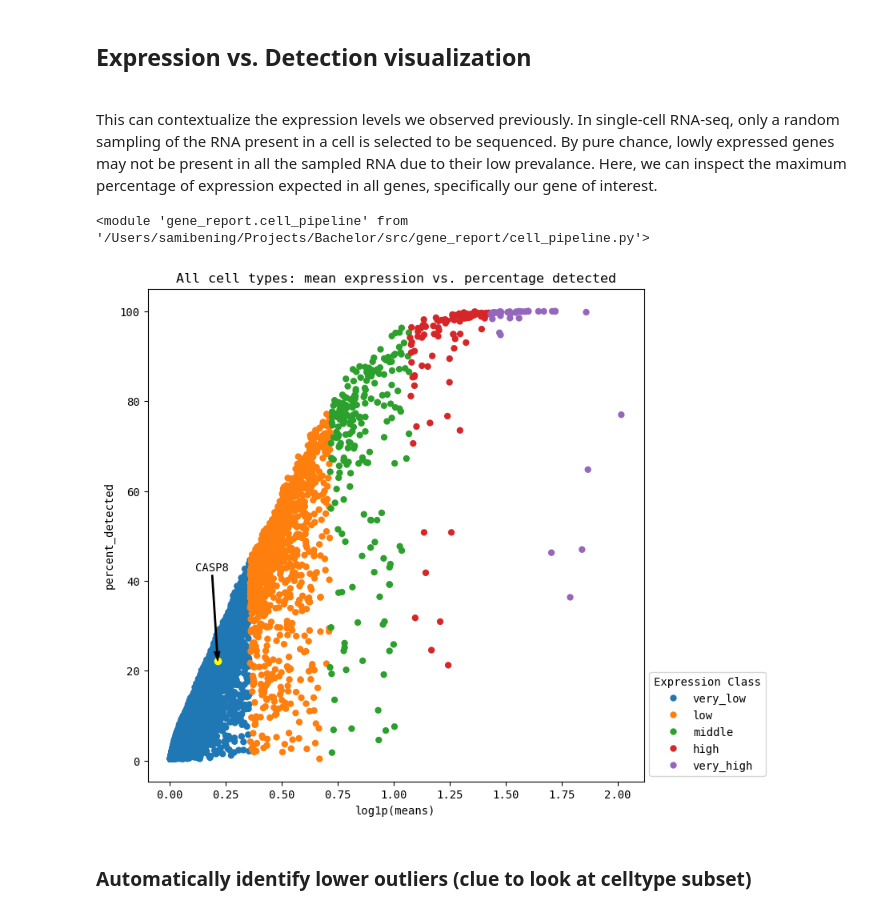
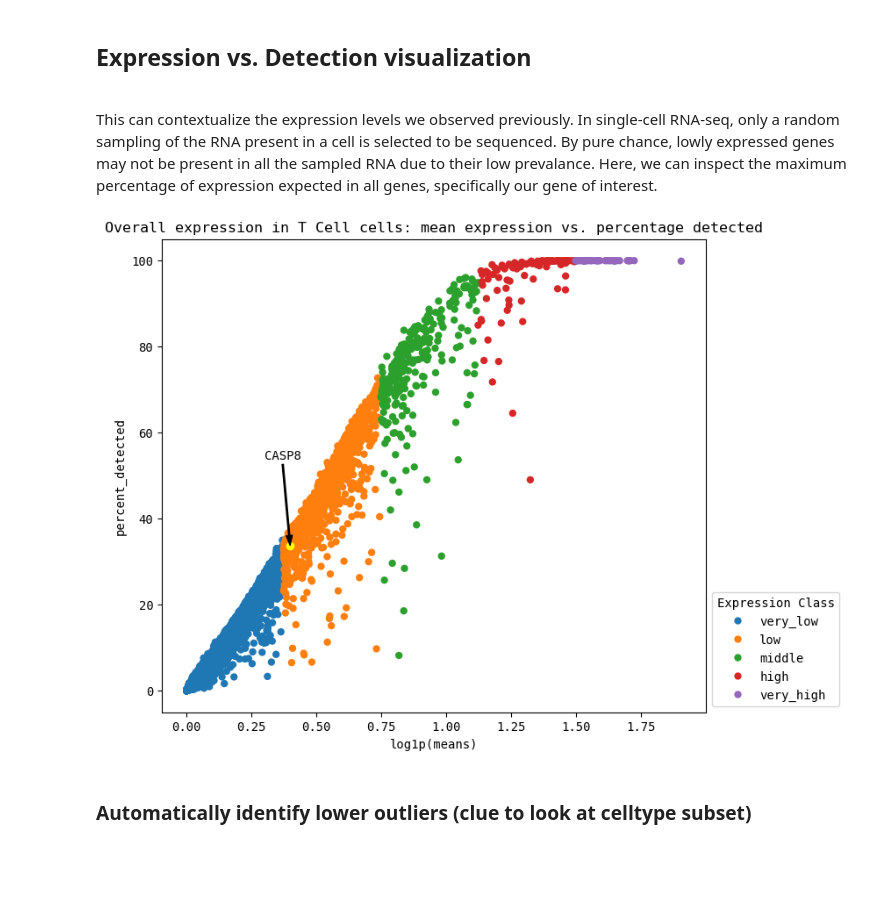
Before and after one commit to chickaroo/genereporter, a Jupyter notebook: src/pipeline.ipynb, the cells around one changed output. Saved outputs shown, nothing was run; the diff lists cells and outputs as text; code cells hidden in the pictures; blank space fills up the shorter version.

```diff
--- a/src/pipeline.ipynb
+++ b/src/pipeline.ipynb
@@ -86,15 +94,13 @@ cp.heatmap(GOI)
 <br>
 This can contextualize the expression levels we observed previously. In single-cell RNA-seq, only a random sampling of the RNA present in a cell is selected to be sequenced. By pure chance, lowly expressed genes may not be present in all the sampled RNA due to their low prevalance. Here, we can inspect the maximum percentage of expression expected in all genes, specifically our gene of interest.
 </body>
-# %%
-reload(cp)
-# %% [output]
-<module 'gene_report.cell_pipeline' from '/Users/samibening/Projects/Bachelor/src/gene_report/cell_pipeline.py'>
 # %%
-cp.expression_vs_detection(GOI)
+cp.expression_vs_detection(GOI, cell_type=cell_type)
 # Can add "cell_type=cell_type" to plot only the cell type of interest
+# rather have a side by side view here again?
+# todo this section before dotplots etc.
 # %% [output]
-[figure, old version]
+[figure, new version]
 # %% [markdown]
 ### Automatically identify lower outliers (clue to look at celltype subset)
 # %%
```
Also changed, not shown: parts of 8 cells of this notebook, 4 other files.
